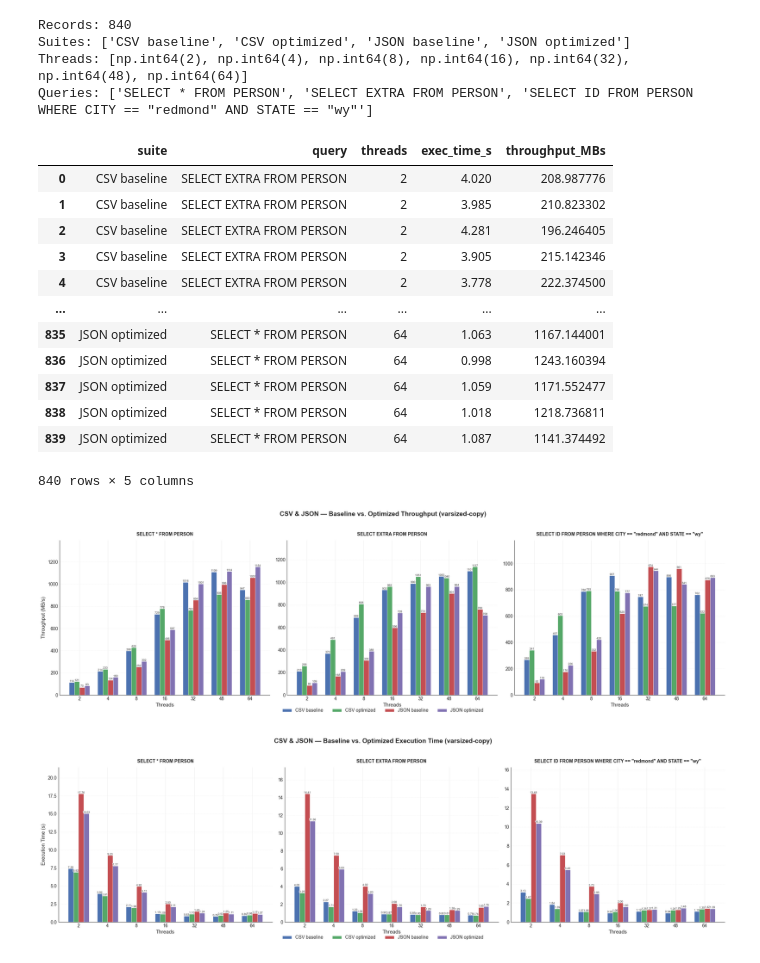
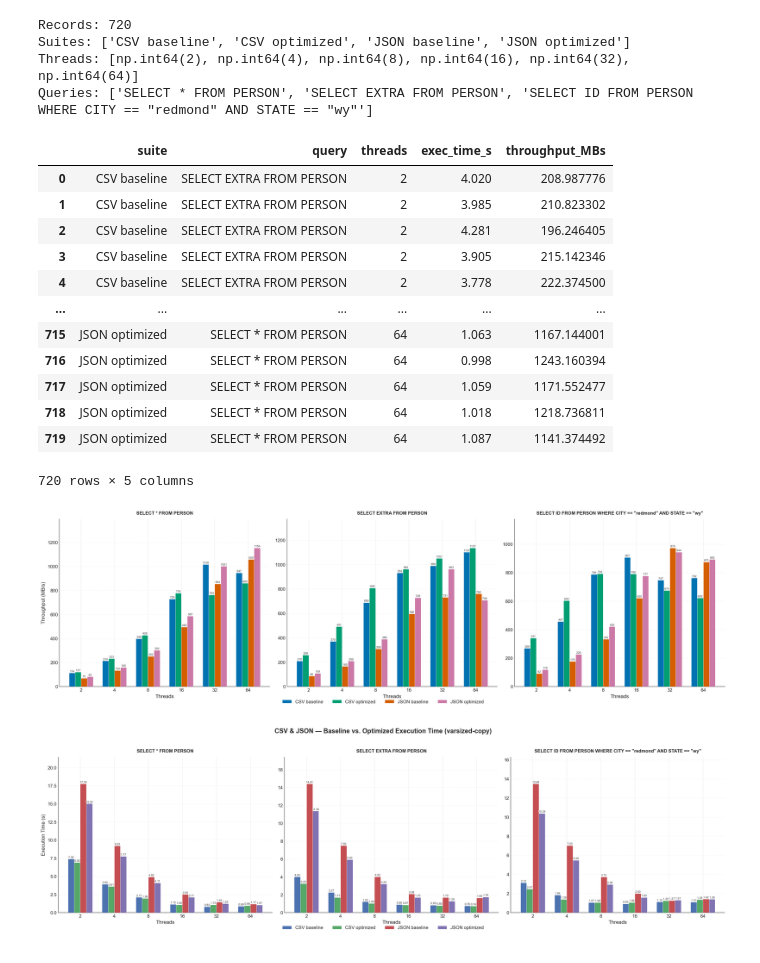
Before and after one commit to nomorehumor/thesis-benchmarks, a Jupyter notebook: varsized-copy/plot.ipynb, the cells around one changed output. Saved outputs shown, nothing was run; the diff lists cells and outputs as text; code cells hidden in the pictures.

```diff
--- a/varsized-copy/plot.ipynb
+++ b/varsized-copy/plot.ipynb
@@ -52,15 +52,16 @@ rows += load_suite("results/optimized_results_1776375022.json", "CSV optimized",
 rows += load_suite("results/baseline-json_results_1776348348.json", "JSON baseline", "queries-json")
 rows += load_suite("results/optimized-json_results_1776349781.json", "JSON optimized", "queries-json")
 df = pd.DataFrame(rows)
+df = df[df["threads"] != 48].reset_index(drop=True)
 print(f"Records: {len(df)}")
 print(f"Suites: {sorted(df['suite'].unique())}")
 print(f"Threads: {sorted(df['threads'].unique())}")
 print(f"Queries: {sorted(df['query'].unique())}")
 df
 # %% [output]
-Records: 840
+Records: 720
 Suites: ['CSV baseline', 'CSV optimized', 'JSON baseline', 'JSON optimized']
-Threads: [np.int64(2), np.int64(4), np.int64(8), np.int64(16), np.int64(32), np.int64(48), np.int64(64)]
+Threads: [np.int64(2), np.int64(4), np.int64(8), np.int64(16), np.int64(32), np.int64(64)]
 Queries: ['SELECT * FROM PERSON', 'SELECT EXTRA FROM PERSON', 'SELECT ID FROM PERSON WHERE CITY == "redmond" AND STATE == "wy"']
 |  | suite | query | threads | exec_time_s | throughput_MBs |
 | 0 | CSV baseline | SELECT EXTRA FROM PERSON | 2 | 4.020 | 208.987776 |
@@ -69,12 +70,12 @@ Queries: ['SELECT * FROM PERSON', 'SELECT EXTRA FROM PERSON', 'SELECT ID FROM PE
 | 3 | CSV baseline | SELECT EXTRA FROM PERSON | 2 | 3.905 | 215.142346 |
 | 4 | CSV baseline | SELECT EXTRA FROM PERSON | 2 | 3.778 | 222.374500 |
 | ... | ... | ... | ... | ... | ... |
-| 835 | JSON optimized | SELECT * FROM PERSON | 64 | 1.063 | 1167.144001 |
-| 836 | JSON optimized | SELECT * FROM PERSON | 64 | 0.998 | 1243.160394 |
-| 837 | JSON optimized | SELECT * FROM PERSON | 64 | 1.059 | 1171.552477 |
-| 838 | JSON optimized | SELECT * FROM PERSON | 64 | 1.018 | 1218.736811 |
-| 839 | JSON optimized | SELECT * FROM PERSON | 64 | 1.087 | 1141.374492 |
+| 715 | JSON optimized | SELECT * FROM PERSON | 64 | 1.063 | 1167.144001 |
+| 716 | JSON optimized | SELECT * FROM PERSON | 64 | 0.998 | 1243.160394 |
+| 717 | JSON optimized | SELECT * FROM PERSON | 64 | 1.059 | 1171.552477 |
+| 718 | JSON optimized | SELECT * FROM PERSON | 64 | 1.018 | 1218.736811 |
+| 719 | JSON optimized | SELECT * FROM PERSON | 64 | 1.087 | 1141.374492 |
-840 rows × 5 columns
+720 rows × 5 columns
 # %%
 # Grouped bar chart: suites per thread count, one subplot per query
 import numpy as np
@@ -86,15 +87,18 @@ plt.rcParams.update({
     "font.size": 11,
     "axes.edgecolor": "#333333",
     "axes.linewidth": 0.8,
+    "figure.dpi": 150,
+    "savefig.dpi": 300,
 })
 
 queries = sorted(df["query"].unique())
 suites = ["CSV baseline", "CSV optimized", "JSON baseline", "JSON optimized"]
+# Okabe-Ito colorblind-safe palette
 suite_colors = {
-    "CSV baseline":  "#4C72B0",
-    "CSV optimized": "#55A868",
-    "JSON baseline": "#C44E52",
-    "JSON optimized": "#8172B2",
+    "CSV baseline":  "#0072B2",
+    "CSV optimized": "#009E73",
+    "JSON baseline": "#D55E00",
+    "JSON optimized": "#CC79A7",
 }
 thread_counts = sorted(df["threads"].unique())
 n_suites = len(suites)
@@ -124,36 +128,34 @@ for idx, q in enumerate(queries):
                 txt = ax.text(bar.get_x() + bar.get_width() / 2, h + 1,
                               f"{h:.0f}", ha="center", va="bottom", fontsize=6,
                               color="#333333", fontweight="medium")
                 txt.set_path_effects([pe.withStroke(linewidth=2, foreground="white")])
 
     ax.set_xlabel("Threads", fontsize=11, fontweight="medium")
     ax.set_ylabel("Throughput (MB/s)" if col == 0 else "", fontsize=11, fontweight="medium")
     ax.set_title(q, fontsize=10, fontweight="bold", pad=10)
     ax.set_xticks(x)
     ax.set_xticklabels(thread_counts)
     ax.set_ylim(0, ax.get_ylim()[1] * 1.15)
     ax.tick_params(axis="both", which="major", labelsize=10)
     ax.grid(True, alpha=0.25, axis="y", linestyle="--", zorder=0)
     ax.set_axisbelow(True)
     ax.spines["top"].set_visible(False)
     ax.spines["right"].set_visible(False)
 
 # Hide unused subplots
 for idx in range(n_queries, n_rows * n_cols):
     row, col = divmod(idx, n_cols)
     axes[row, col].set_visible(False)
 
 # Single shared legend at the bottom
 handles, labels = axes[0, 0].get_legend_handles_labels()
 fig.legend(handles, labels, loc="lower center", ncol=n_suites, fontsize=10,
            framealpha=0.9, edgecolor="#cccccc", bbox_to_anchor=(0.5, -0.02))
 
-fig.suptitle("CSV & JSON — Baseline vs. Optimized Throughput (varsized-copy)",
-             fontsize=14, fontweight="bold", y=1.02)
 fig.tight_layout()
 plt.show()
 # %% [output]
-[figure, old version]
+[figure, new version]
 # %%
 # Grouped bar chart: execution time per thread count, one subplot per query
 import numpy as np
@@ -232,7 +234,7 @@ fig.suptitle("CSV & JSON — Baseline vs. Optimized Execution Time (varsized-cop
 fig.tight_layout()
 plt.show()
 # %% [output]
-[figure, old version]
+[figure, new version]
 # %%
 # Median throughput across all queries per suite & thread count
 import numpy as np
```
Also changed, not shown: parts of 5 cells of this notebook, 16 other files.
